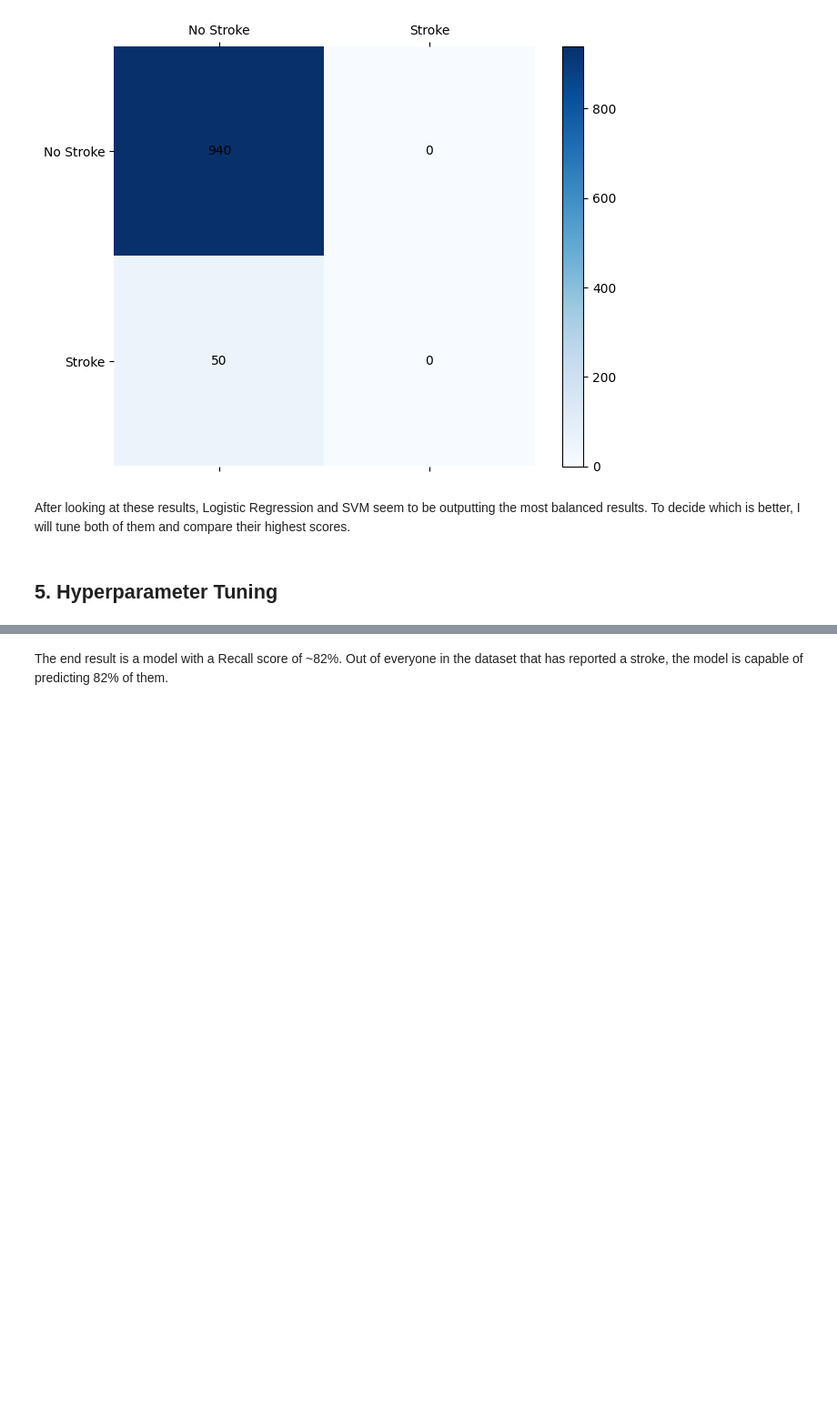
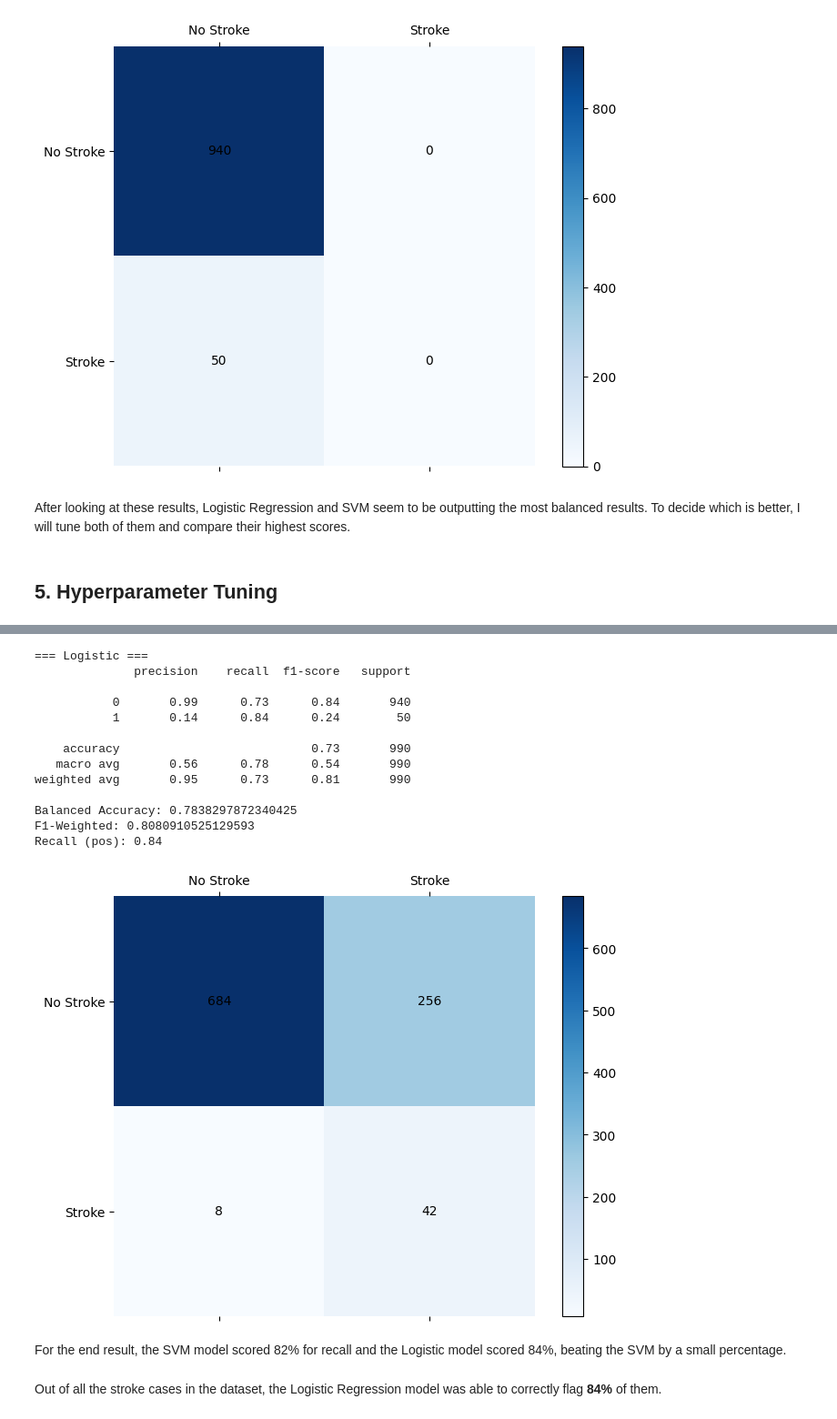
Before and after one commit to Yuuklo/stroke-prediction, a Jupyter notebook: notebooks/02_modeling.ipynb, the cells around one changed output, grey strips where cells are left out. Shown at 91% size. Saved outputs shown, nothing was run; the diff lists cells and outputs as text; code cells hidden in the pictures; blank space fills up the shorter version.

```diff
--- a/notebooks/02_modeling.ipynb
+++ b/notebooks/02_modeling.ipynb
@@ -323,2 +350,21 @@ Recall Score: 0.82
+# %%
+report_and_plot("Logistic", log_pred)
+# %% [output]
+=== Logistic ===
+              precision    recall  f1-score   support
+
+           0       0.99      0.73      0.84       940
+           1       0.14      0.84      0.24        50
+
+    accuracy                           0.73       990
+   macro avg       0.56      0.78      0.54       990
+weighted avg       0.95      0.73      0.81       990
+
+Balanced Accuracy: 0.7838297872340425
+F1-Weighted: 0.8080910525129593
+Recall (pos): 0.84
+[figure, added]
 # %% [markdown]
-The end result is a model with a Recall score of ~82%. Out of everyone in the dataset that has reported a stroke, the model is capable of predicting 82% of them.
+For the end result, the SVM model scored 82% for recall and the Logistic model scored 84%, beating the SVM by a small percentage.
+# %% [markdown]
+Out of all the stroke cases in the dataset, the Logistic Regression model was able to correctly flag **84%** of them.
```
Also changed, not shown: parts of 17 cells of this notebook, 7 other files.
